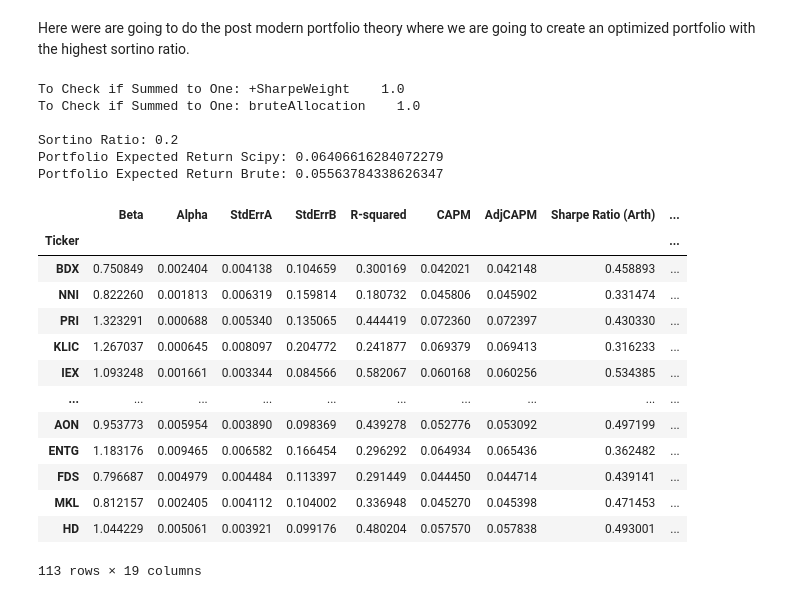
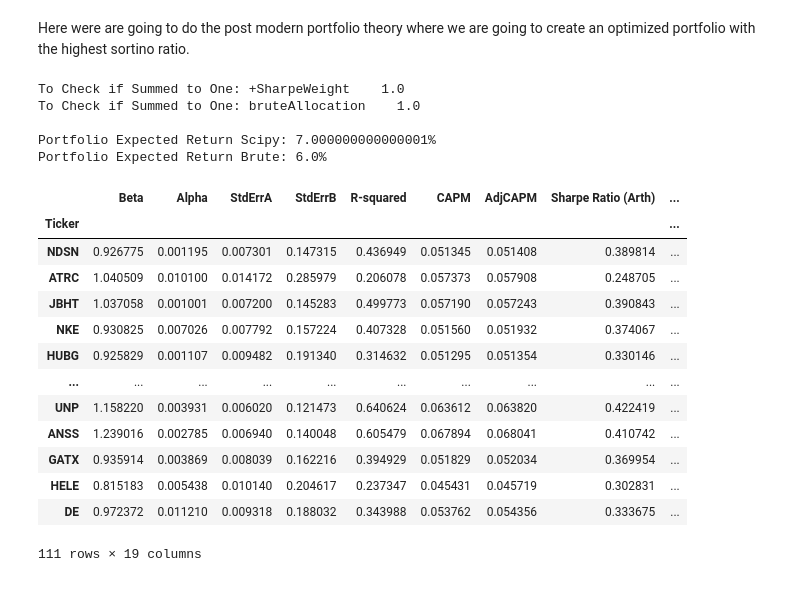
Before and after one commit to ts7even/not_ltcm, a Jupyter notebook: not_ltcm.ipynb, the cells around one changed output. Drawn from its saved outputs; the diff is of its cells as text; code cells hidden in the pictures.

```diff
--- a/not_ltcm.ipynb
+++ b/not_ltcm.ipynb
@@ -38,10 +38,19 @@ stock_data['Look Back Common Shares'] = stock_data['Look Back Common Shares'].st
 stock_data['Purchase Price Common Shares'] = stock_data['Purchase Price Common Shares'].str.replace(',', '').astype(float)
 stock_data['Current Common Shares'] = stock_data['Current Common Shares'].str.replace(',', '').astype(float)
 
-bad_tickers = ["BF.B", "BRK.B", "LGF.A", "MOG.A"]
+
+# Removing tickers that are not in the wrds data
+bad_tickers = ["BF.B", "BRK.B", "LGF.A", "MOG.A", "AA"]
 stock_data = stock_data.drop(bad_tickers, axis=0) # Drop bad tickers
 
 
+# Removing tickers that are in the do not touch list
+untouchable_tickers = ["GME", "LIN"]
+stock_data = stock_data.drop(untouchable_tickers, axis=0) # Drop untouchable tickers
+
+# Drop all rows with NaN values
+stock_data = stock_data.dropna()
+
 stock_data.head(26)
 # %% [output]
 |  | Name | Stock Exchange | RBICS Economy | Lookback Closing Price | Purchase Closing Price | ... |
@@ -65,10 +74,20 @@ The problem we are having is to try to get time series data in Factset of the in
 * Quandl for NASDAQ is not working properly.
 * But Wharton WRDS was our best option without paying for an API key from Alpha Vantage, Morning Start, ect.
 # %%
-
+untouchable_tickers2 = ["GME", "AA", "LIN"]
 df1 = pd.read_csv("Wrds_Data\wrds_smoked_raw.csv")
 df2 = df1.pivot_table(index='MthCalDt', columns="Ticker", values="MthPrc", aggfunc='first')
 remove_strings_df = df2.apply(lambda x: x.str.replace(',','')) # Brute Force way to remove strings.
 
+remove_strings_df = remove_strings_df.drop(untouchable_tickers2, axis=1)
+# Drop all Nan values from columns
+
+remove_strings_df = remove_strings_df.dropna(axis=1)
+remove_strings_df.index = remove_strings_df.index.astype(str)
+remove_strings_df.index = pd.to_datetime(remove_strings_df.index)
+
+# Start MthCalDt at 2017-10-31
+remove_strings_df = remove_strings_df.loc['2017-10-31':]
+
 remove_strings_df
 # %% [output]
@@ -95,5 +114,7 @@ Here we are converting the cleaned data from a string into a float. The problem
 cleaned_data = remove_strings_df.astype(float)
 pt_ret = cleaned_data.pct_change(1)[1:]
 pt_log = np.log(cleaned_data/cleaned_data.shift(1))[1:]
+pt_log.dropna(axis=1, how='all', inplace=True)
+
 pt_log
 # %% [output]
@@ -437,56 +458,50 @@ def display_ef_with_selected(expectedReturns, Sigma, risk_free_rate):
 
 
 efficent_frontier_data = display_ef_with_selected(expectedReturn, Sigma, risk_free_rate)
 
 
 
 # Check to See if the Data sums to 1
 print(f"To Check if Summed to One: {efficent_frontier_data[['+SharpeWeight']].sum().to_string()}")
 print(f"To Check if Summed to One: {efficent_frontier_data[['bruteAllocation']].sum().to_string()} \n")
 
 
 portfolio_expected_return_Scipy = np.sum(efficent_frontier_data['CAPM']*efficent_frontier_data['+SharpeWeight'])
 portfolio_expected_return_brute = np.sum(efficent_frontier_data['CAPM']*efficent_frontier_data['bruteAllocation'])
 
 portfolio_volatility_Scipy = np.sqrt(np.dot(efficent_frontier_data['+SharpeWeight'].T,np.dot(Sigma, efficent_frontier_data['+SharpeWeight'])))
 portfolio_volatility_brute = np.sqrt(np.dot(efficent_frontier_data['bruteAllocation'].T,np.dot(Sigma, efficent_frontier_data['bruteAllocation'])))
 
-portfolio_sortino_Scipy = ((portfolio_expected_return_brute - risk_free_rate)/portfolio_volatility_Scipy)
-rounding_sortino_ratio = round(portfolio_sortino_Scipy, 2)
 
-
-print(f"Sortino Ratio: {rounding_sortino_ratio}")
-print(f"Portfolio Expected Return Scipy: {portfolio_expected_return_Scipy}")
-# print(f"Portfolio Sortino Ratio Scipy: {portfolio_expected_return_Scipy/portfolio_volatility_Scipy} /n")
-print(f"Portfolio Expected Return Brute: {portfolio_expected_return_brute}")
+print(f"Portfolio Expected Return Scipy: {round(portfolio_expected_return_Scipy, 2)*100}%")
+print(f"Portfolio Expected Return Brute: {round(portfolio_expected_return_brute, 2)*100}%")
 
 
 
 # Sort by brite force allocation for the largest weights
 sorted_brute_allocation = efficent_frontier_data.sort_values(by=['bruteAllocation'], ascending=False)
-sorted_brute_allocation.to_csv('Output_Attribution/highest_sortino_stocks.csv')
+# sorted_brute_allocation.to_csv('Output_Attribution/highest_sortino_stocks.csv')
 sorted_brute_allocation
 # %% [output]
 To Check if Summed to One: +SharpeWeight    1.0
 To Check if Summed to One: bruteAllocation    1.0
 
-Sortino Ratio: 0.2
-Portfolio Expected Return Scipy: 0.06406616284072279
-Portfolio Expected Return Brute: 0.05563784338626347
+Portfolio Expected Return Scipy: 7.000000000000001%
+Portfolio Expected Return Brute: 6.0%
 |  | Beta | Alpha | StdErrA | StdErrB | R-squared | CAPM | AdjCAPM | Sharpe Ratio (Arth) | ... |
 | Ticker |  |  |  |  |  |  |  |  | ... |
-| BDX | 0.750849 | 0.002404 | 0.004138 | 0.104659 | 0.300169 | 0.042021 | 0.042148 | 0.458893 | ... |
-| NNI | 0.822260 | 0.001813 | 0.006319 | 0.159814 | 0.180732 | 0.045806 | 0.045902 | 0.331474 | ... |
-| PRI | 1.323291 | 0.000688 | 0.005340 | 0.135065 | 0.444419 | 0.072360 | 0.072397 | 0.430330 | ... |
-| KLIC | 1.267037 | 0.000645 | 0.008097 | 0.204772 | 0.241877 | 0.069379 | 0.069413 | 0.316233 | ... |
-| IEX | 1.093248 | 0.001661 | 0.003344 | 0.084566 | 0.582067 | 0.060168 | 0.060256 | 0.534385 | ... |
+| NDSN | 0.926775 | 0.001195 | 0.007301 | 0.147315 | 0.436949 | 0.051345 | 0.051408 | 0.389814 | ... |
+| ATRC | 1.040509 | 0.010100 | 0.014172 | 0.285979 | 0.206078 | 0.057373 | 0.057908 | 0.248705 | ... |
+| JBHT | 1.037058 | 0.001001 | 0.007200 | 0.145283 | 0.499773 | 0.057190 | 0.057243 | 0.390843 | ... |
+| NKE | 0.930825 | 0.007026 | 0.007792 | 0.157224 | 0.407328 | 0.051560 | 0.051932 | 0.374067 | ... |
+| HUBG | 0.925829 | 0.001107 | 0.009482 | 0.191340 | 0.314632 | 0.051295 | 0.051354 | 0.330146 | ... |
 | ... | ... | ... | ... | ... | ... | ... | ... | ... | ... |
-| AON | 0.953773 | 0.005954 | 0.003890 | 0.098369 | 0.439278 | 0.052776 | 0.053092 | 0.497199 | ... |
-| ENTG | 1.183176 | 0.009465 | 0.006582 | 0.166454 | 0.296292 | 0.064934 | 0.065436 | 0.362482 | ... |
-| FDS | 0.796687 | 0.004979 | 0.004484 | 0.113397 | 0.291449 | 0.044450 | 0.044714 | 0.439141 | ... |
-| MKL | 0.812157 | 0.002405 | 0.004112 | 0.104002 | 0.336948 | 0.045270 | 0.045398 | 0.471453 | ... |
-| HD | 1.044229 | 0.005061 | 0.003921 | 0.099176 | 0.480204 | 0.057570 | 0.057838 | 0.493001 | ... |
+| UNP | 1.158220 | 0.003931 | 0.006020 | 0.121473 | 0.640624 | 0.063612 | 0.063820 | 0.422419 | ... |
+| ANSS | 1.239016 | 0.002785 | 0.006940 | 0.140048 | 0.605479 | 0.067894 | 0.068041 | 0.410742 | ... |
+| GATX | 0.935914 | 0.003869 | 0.008039 | 0.162216 | 0.394929 | 0.051829 | 0.052034 | 0.369954 | ... |
+| HELE | 0.815183 | 0.005438 | 0.010140 | 0.204617 | 0.237347 | 0.045431 | 0.045719 | 0.302831 | ... |
+| DE | 0.972372 | 0.011210 | 0.009318 | 0.188032 | 0.343988 | 0.053762 | 0.054356 | 0.333675 | ... |
-113 rows × 19 columns
+111 rows × 19 columns
 # %%
 
 
```
Also changed, not shown: parts of 16 cells of this notebook, 5 other files.
